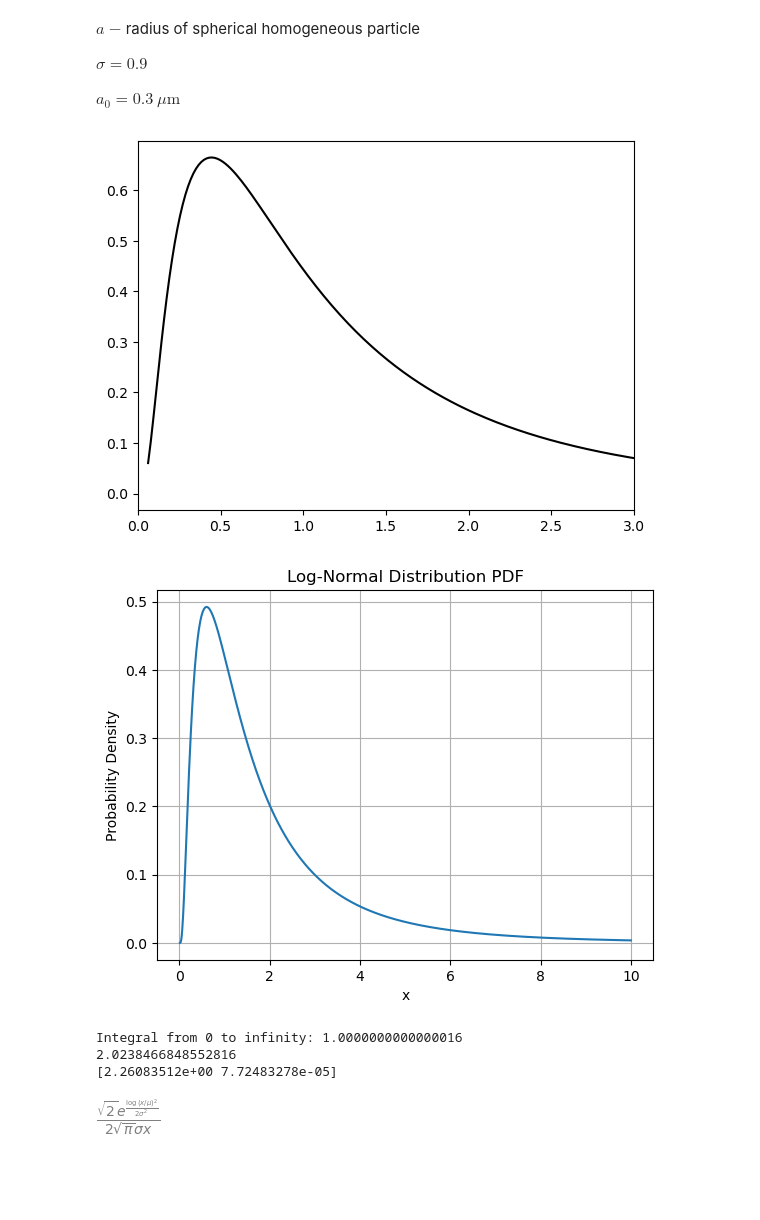
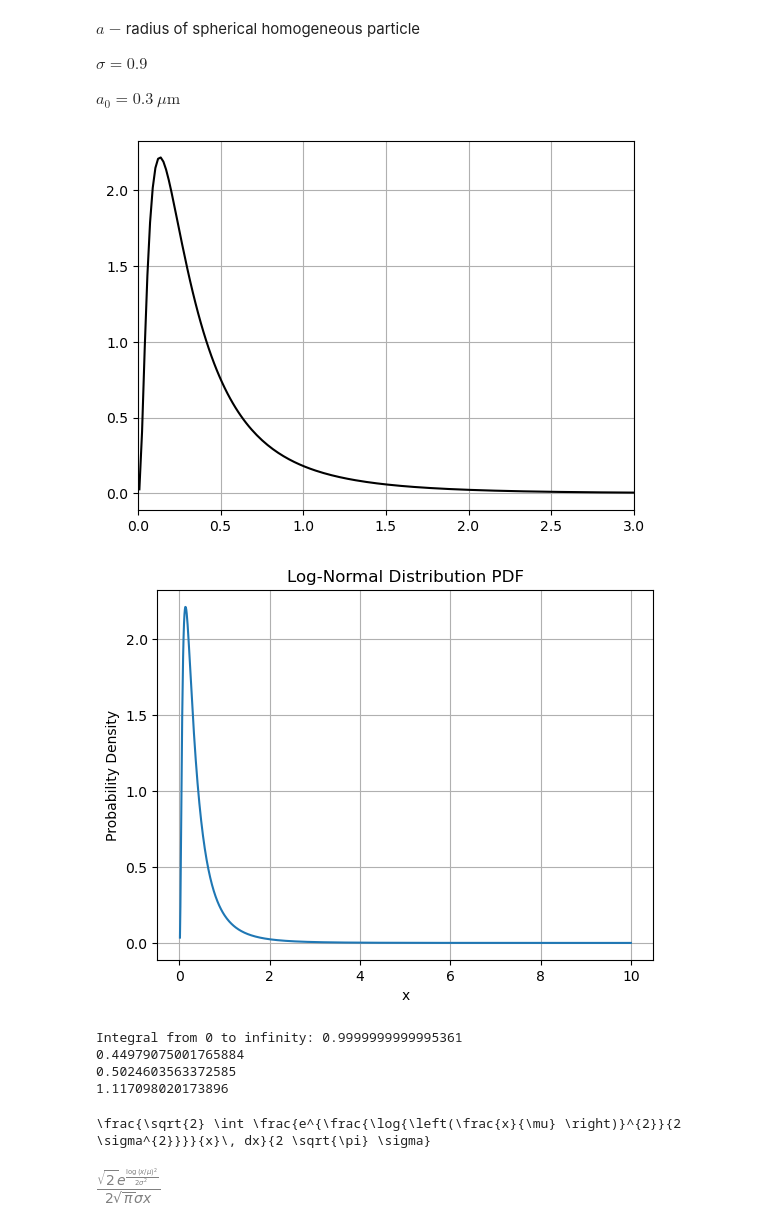
Before and after one commit to lampnis/aerosol-things, a Jupyter notebook: CEPAS_useful.ipynb, the cells around one changed output. Saved outputs shown, nothing was run; the diff lists cells and outputs as text; code cells hidden in the pictures; blank space fills up the shorter version.

```diff
--- a/CEPAS_useful.ipynb
+++ b/CEPAS_useful.ipynb
@@ -28,32 +30,39 @@ $\sigma=0.9$
 $a_0=0.3\ \mu\text{m}$
 # %%
 s = 0.9
-x = np.linspace(lognorm.ppf(0.001, s), lognorm.ppf(0.999, s), 1000)
-plt.plot(x, lognorm.pdf(x, s), "k-", label="lognorm pdf")
+mu = 0.3
+x = np.linspace(lognorm.ppf(0.0000001, s), lognorm.ppf(0.999, s), 1000)
+plt.plot(x, lognorm.pdf(x, s, scale=mu), "k-", label="lognorm pdf")
 plt.xlim(0, 3)
+plt.grid("true")
 plt.show()
 # %% [output]
-[figure, old version]
+[figure, new version]
 # %%
 # Parameters for the log-normal distribution
-mu = 0.3  # Mean of the underlying normal distribution
-sigma = 0.9  # Standard deviation of the underlying normal distribution
+mu = 0.3  # Mean
+sigma = 0.9  # Standard deviation
 
-# Create x values
-x = np.linspace(0.01, 10, 1000)  # Start from a small positive number
+x = np.linspace(0.01, 10, 1000)  # Start from nonzero
 
-# Calculate the log-normal PDF using scipy.stats
-pdf = lognorm.pdf(x, sigma, scale=np.exp(mu))
+pdf = lognorm.pdf(x, sigma, scale=mu)
 def avg_size_integrand(x, sigma, mu):
-    return x*lognorm.pdf(x, sigma, scale=np.exp(mu))
+    return x*lognorm.pdf(x, sigma, scale=mu)
 
-def std_dev_integrand(x, sigma, mu):
-    return np.pow(x - quad(avg_size_integrand, 0, np.inf, args=(sigma, mu))[0], 2)*lognorm.pdf(x, sigma, scale=np.exp(mu))
+def avg_size(sigma, mu):
+    return quad(avg_size_integrand, 0, np.inf, args=(sigma, mu))[0]
+
+def stdev_integrand(x, sigma, mu):
+    return (x - avg_size(sigma, mu))**2*lognorm.pdf(x, sigma, scale=mu)
+
+def stdev(sigma, mu):
+    return np.sqrt(quad(stdev_integrand, 0, np.inf, args=(sigma, mu))[0])
 
 # Calculate the integral from 0 to infinity
-integral, error = quad(lognorm.pdf, 0, np.inf, args=(sigma, 0, np.exp(mu)))
-avg_size, error = quad(avg_size_integrand, 0, np.inf, args=(sigma, mu))
-stdev = np.sqrt(quad(std_dev_integrand, 0, np.inf, args=(sigma, mu)))
+integral, error = quad(lognorm.pdf, 0, np.inf, args=(sigma, mu))
+test_avg_size = avg_size(sigma, mu)
+test_stdev = stdev(sigma, mu)
+test_c = test_stdev / test_avg_size
 
 
 # Plot the PDF
@@ -66,18 +75,24 @@ plt.show()
 
 # Print the integral
 print(f"Integral from 0 to infinity: {integral}")
-print(avg_size)
-print(stdev)
+print(test_avg_size)
+print(test_stdev)
+print(test_c)
 # %% [output]
-[figure, old version]
+[figure, new version]
-Integral from 0 to infinity: 1.0000000000000016
-2.0238466848552816
-[2.26083512e+00 7.72483278e-05]
+Integral from 0 to infinity: 0.9999999999995361
+0.44979075001765884
+0.5024603563372585
+1.117098020173896
 # %%
 x, mu, sigma = sp.symbols('x mu sigma')
-psd_lognormal = (1/(sp.sqrt(2*sp.pi)*sigma*x))*sp.exp((sp.ln(x/mu)**2)/(2*sigma**2))
+psd_lognormal = ((1/(sp.sqrt(2*sp.pi)*sigma*x))) * sp.exp((sp.ln(x/mu)**2)/(2*sigma**2))
 f_psd_lognormal = sp.lambdify([sigma, x, mu], psd_lognormal)
+integrated_psd = sp.integrate(psd_lognormal, x)
+print(sp.latex(integrated_psd))
+# integrated_psd
 psd_lognormal
 # %% [output]
+\frac{\sqrt{2} \int \frac{e^{\frac{\log{\left(\frac{x}{\mu} \right)}^{2}}{2 \sigma^{2}}}}{x}\, dx}{2 \sqrt{\pi} \sigma}
 [figure]
 # %%
```
Also changed, not shown: parts of 14 cells of this notebook.
